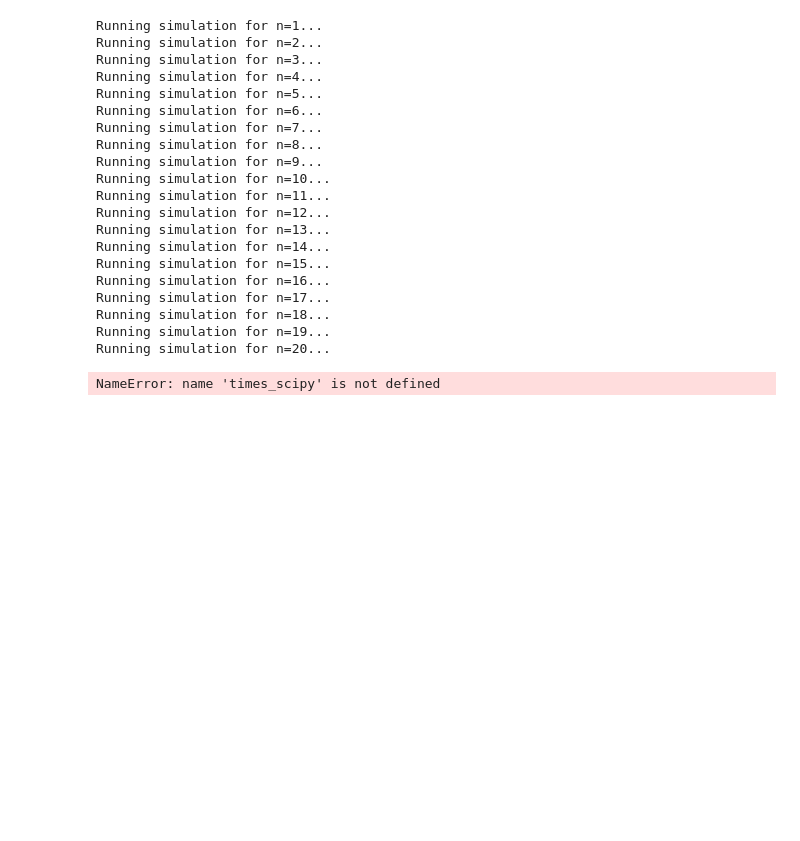
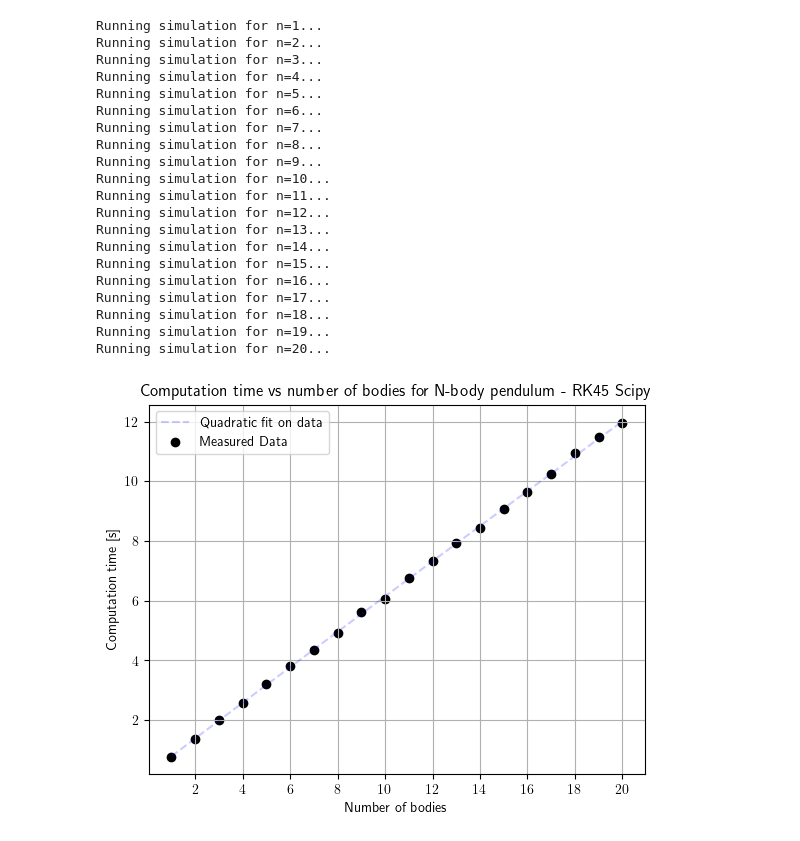
Before and after one commit to jenemene/Bachelor, a Jupyter notebook: JensTestMappe/Optimering af N-body og validering/order_n_tester.ipynb, the cells around one changed output. Cells and saved outputs as stored; diff of their text form; code cells hidden in the pictures; blank space fills up the shorter version.

```diff
--- a/JensTestMappe/Optimering af N-body og validering/order_n_tester.ipynb
+++ b/JensTestMappe/Optimering af N-body og validering/order_n_tester.ipynb
@@ -529,33 +525,33 @@ Running simulation for n=20...
 # %%
 
 plt.rcParams['text.usetex'] = True
 
 #fitting linear line
 a, b,c = np.polyfit(ns, times_scipy, 2)
 fit_line = a* ns**2 + b*ns + c
 
 
 plt.plot(ns,fit_line,"b--",alpha=0.2,label="Quadratic fit on data")
 plt.scatter(ns,times_scipy,color="black",label="Measured Data")
 plt.grid()
 plt.xlabel("Number of bodies")
 plt.ylabel("Computation time [s]")
 plt.title("Computation time vs number of bodies for N-body pendulum - RK45 Scipy")
 plt.legend()
 plt.xticks(ns[1::2])
 
-specs_text = (
-    "Simulation Specs:\n"
-    "CPU: AMD Ryzen 5 2500U @ 2.0GHz | RAM: 8GB DDR4\n"
-    "OS: Linux Mint 22.3 | Python 3.12.3 | Numpy 2.4.2"
-)
+# specs_text = (
+#     "Simulation Specs:\n"
+#     "CPU: AMD Ryzen 5 2500U @ 2.0GHz | RAM: 8GB DDR4\n"
+#     "OS: Linux Mint 22.3 | Python 3.12.3 | Numpy 2.4.2"
+# )
 
-plt.figtext(0.5, 0.01, specs_text, ha="center", fontsize=8,
-            bbox={"facecolor":"blue", "alpha":0.1, "pad":5})
+#plt.figtext(0.5, 0.01, specs_text, ha="center", fontsize=8,
+            #bbox={"facecolor":"blue", "alpha":0.1, "pad":5})
 
-plt.subplots_adjust(bottom=0.2)
+#plt.subplots_adjust(bottom=0.2)
 
 plt.savefig("scipy_n_body.pdf", format="pdf")
 plt.show()
 # %% [output]
-NameError: name 'times_scipy' is not defined
+[figure, added]
```
Also changed, not shown: parts of 2 cells of this notebook, 2 other files.
